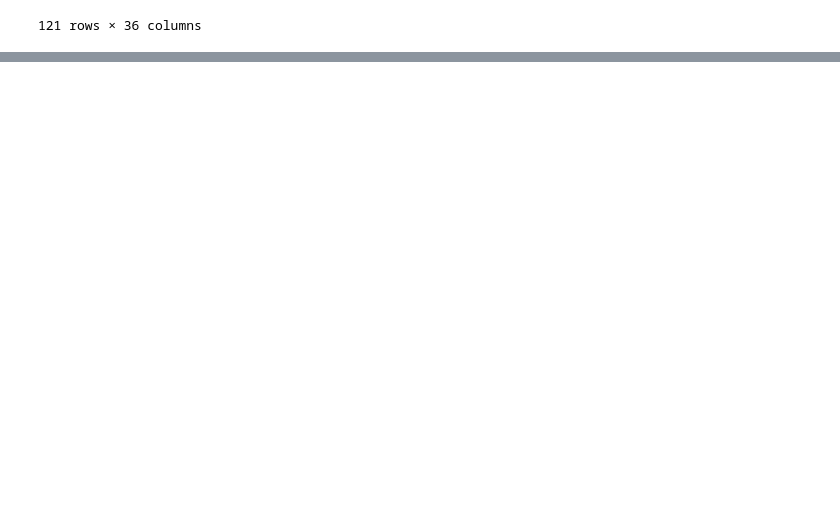
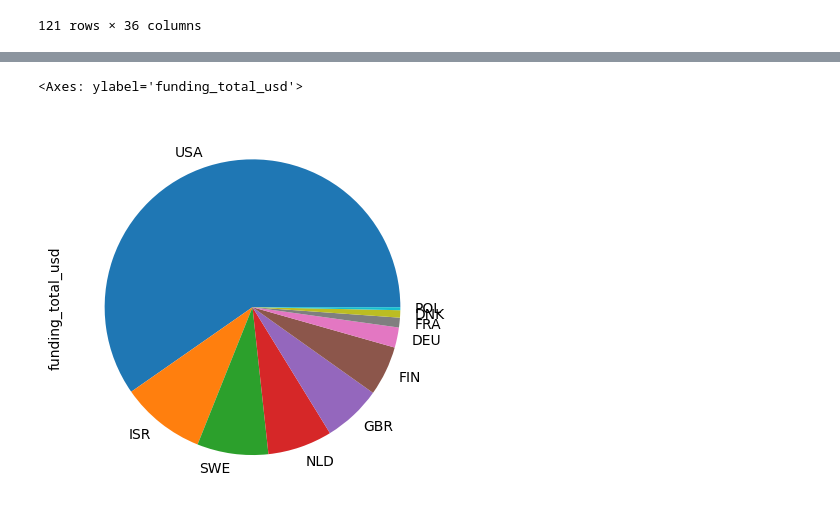
Before and after one commit to andriyshykoryak/Starup, a Jupyter notebook: case.ipynb, the cells around one changed output, grey strips where cells are left out. Cells and saved outputs as stored; diff of their text form; code cells hidden in the pictures; blank space fills up the shorter version.

```diff
--- a/case.ipynb
+++ b/case.ipynb
@@ -198,0 +192,5 @@ Name: count, dtype: int64
+# %%
+df.groupby('country_code')['funding_total_usd'].max().nlargest(10).plot(kind='pie')
+# %% [output]
+<Axes: ylabel='funding_total_usd'>
+[figure, added]
```
Also changed, not shown: parts of 2 cells of this notebook, 1 other file.
